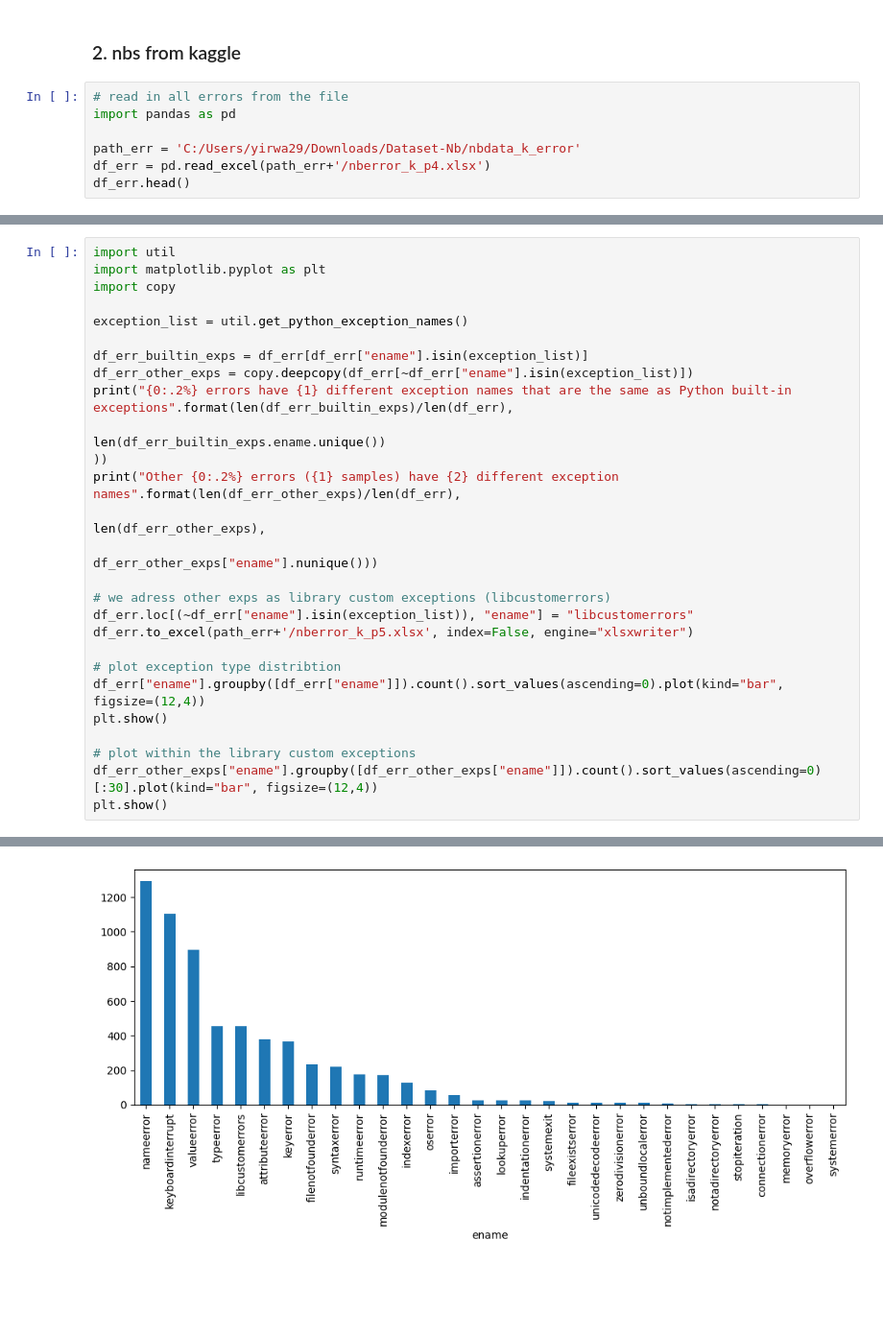
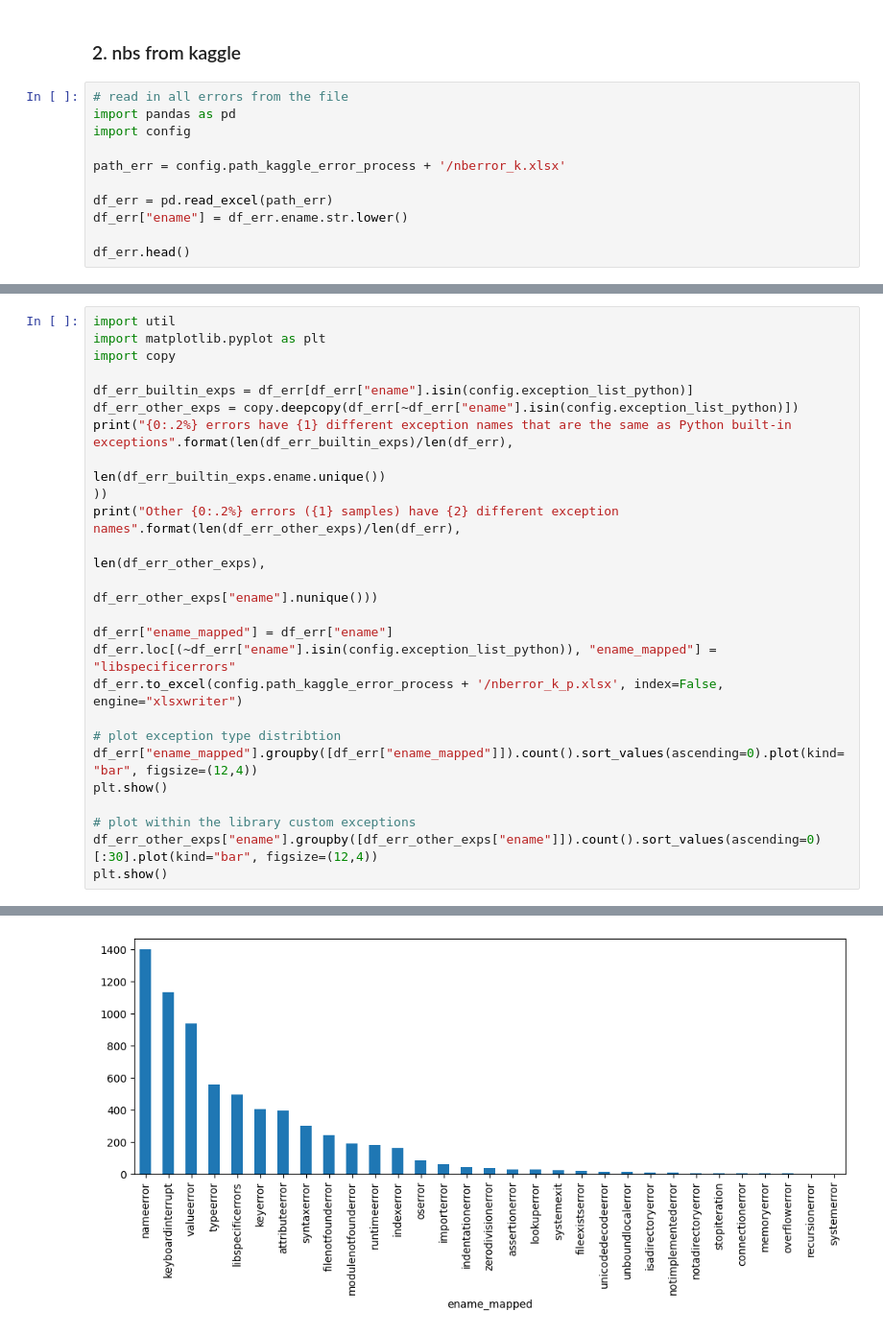
Before and after one commit to PELAB-LiU/jupyter_nbs_empirical, a Jupyter notebook: notebook_error_process-builtin_exceptions.ipynb, the cells around one changed output, grey strips where cells are left out. Shown at 96% size. Cells and saved outputs as stored; diff of their text form; blank space fills up the shorter version.

```diff
--- a/notebook_error_process-builtin_exceptions.ipynb
+++ b/notebook_error_process-builtin_exceptions.ipynb
@@ -96,8 +98,12 @@ error: Couldn't open hh.png
 # %%
 # read in all errors from the file
 import pandas as pd
+import config
 
-path_err = 'C:/Users/yirwa29/Downloads/Dataset-Nb/nbdata_k_error'
-df_err = pd.read_excel(path_err+'/nberror_k_p4.xlsx')
+path_err = config.path_kaggle_error_process + '/nberror_k.xlsx'
+
+df_err = pd.read_excel(path_err)
+df_err["ename"] = df_err.ename.str.lower()
+
 df_err.head()
 # %% [output]
@@ -127,10 +130,8 @@ import util
 import matplotlib.pyplot as plt
 import copy
 
-exception_list = util.get_python_exception_names()
-
-df_err_builtin_exps = df_err[df_err["ename"].isin(exception_list)]
-df_err_other_exps = copy.deepcopy(df_err[~df_err["ename"].isin(exception_list)])
+df_err_builtin_exps = df_err[df_err["ename"].isin(config.exception_list_python)]
+df_err_other_exps = copy.deepcopy(df_err[~df_err["ename"].isin(config.exception_list_python)])
 print("{0:.2%} errors have {1} different exception names that are the same as Python built-in exceptions".format(len(df_err_builtin_exps)/len(df_err),
                                                                                                                 len(df_err_builtin_exps.ename.unique())
 ))
@@ -138,12 +139,12 @@ print("Other {0:.2%} errors ({1} samples) have {2} different exception names".fo
                                                                                   len(df_err_other_exps),
                                                                                   df_err_other_exps["ename"].nunique()))
 
-# we adress other exps as library custom exceptions (libcustomerrors)
-df_err.loc[(~df_err["ename"].isin(exception_list)), "ename"] = "libcustomerrors"
-df_err.to_excel(path_err+'/nberror_k_p5.xlsx', index=False, engine="xlsxwriter")
+df_err["ename_mapped"] = df_err["ename"]
+df_err.loc[(~df_err["ename"].isin(config.exception_list_python)), "ename_mapped"] = "libspecificerrors"
+df_err.to_excel(config.path_kaggle_error_process + '/nberror_k_p.xlsx', index=False, engine="xlsxwriter")
 
 # plot exception type distribtion
-df_err["ename"].groupby([df_err["ename"]]).count().sort_values(ascending=0).plot(kind="bar", figsize=(12,4))
+df_err["ename_mapped"].groupby([df_err["ename_mapped"]]).count().sort_values(ascending=0).plot(kind="bar", figsize=(12,4))
 plt.show()
 
 # plot within the library custom exceptions
@@ -155 +156 @@ Other 7.32% errors (454 samples) have 88 different exception names
-[figure, old version]
+[figure, new version]
```
Also changed, not shown: parts of 15 cells of this notebook, 10 other files.
